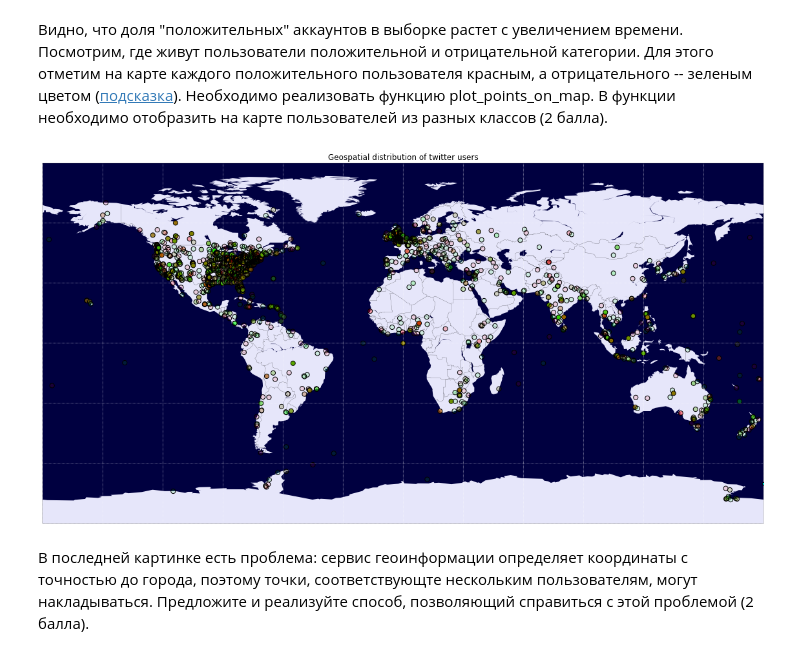
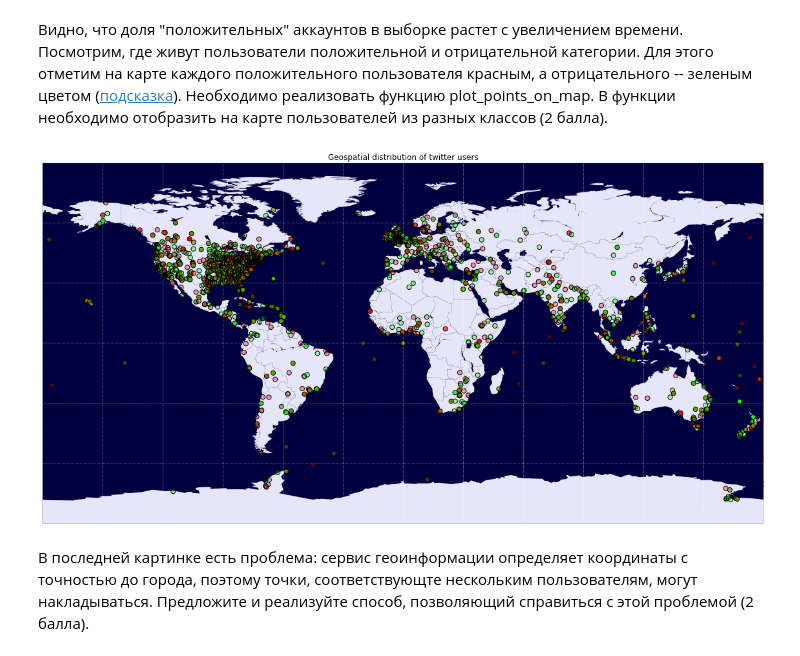
Before and after one commit to dmitrypenzar1996/dm1, a Jupyter notebook: homework-1-st.ipynb, the cells around one changed output. Saved outputs shown, nothing was run; the diff lists cells and outputs as text; code cells hidden in the pictures.

```diff
--- a/homework-1-st.ipynb
+++ b/homework-1-st.ipynb
@@ -423,41 +423,41 @@ def determine_color_for_point(coord_pos, coord_neg):#, pos_color = (1, 0, 0),
     color_g = np.zeros(len(coord_pos))
     color_b = np.zeros(len(coord_pos))
     count_sum = coord_pos + coord_neg
-    color_alpha = count_sum / count_sum.mean() / 3
+    color_alpha = count_sum / count_sum.mean()
     color_alpha[color_alpha > 1] = 1
     color_r = coord_pos / count_sum
     color_g = coord_neg / count_sum
     return color_r, color_g, color_b, color_alpha
 
 
 from itertools import izip
 def plot_points_on_map(df_full):
     """
     Plot points on the map. Be creative.
     """
     pos_users = df_full[df_full['cls'] == 1]
     neg_users = df_full[df_full['cls'] == 0]
 
     #m.plot(pos_users['lat'], pos_users['lon'], 'ro', alpha = 0.44)
     #m.plot(neg_users['lat'], neg_users['lon'], 'go', alpha = 0.44)
     coord_pos, coord_neg, coord_lat, coord_lon =  count_users_atCoord(df_full.groupby([u'lat', u'lon']))
     color_r, color_g, color_b, color_alpha = determine_color_for_point(coord_pos, coord_neg)
 
     color = list([r,g,b, alpha] for r,g,b, alpha in izip(color_r, color_g, color_b, color_alpha))
 
     m.scatter(coord_lat, coord_lon, c = color, s = 50)
 
     return
 
 
 
 plot_points_on_map(df_full)
 m.scatter(180, -70, c = (0,1,1))
 pl.title("Geospatial distribution of twitter users")
 pl.legend()
 pl.show()
 # %% [output]
-[figure, old version]
+[figure, new version]
 # %% [markdown]
 В последней картинке есть проблема: сервис геоинформации определяет координаты с точностью до города, поэтому точки, соответствующте нескольким пользователям, могут накладываться. Предложите и реализуйте способ, позволяющий справиться с этой проблемой (2 балла).
 # %% [markdown]
```
